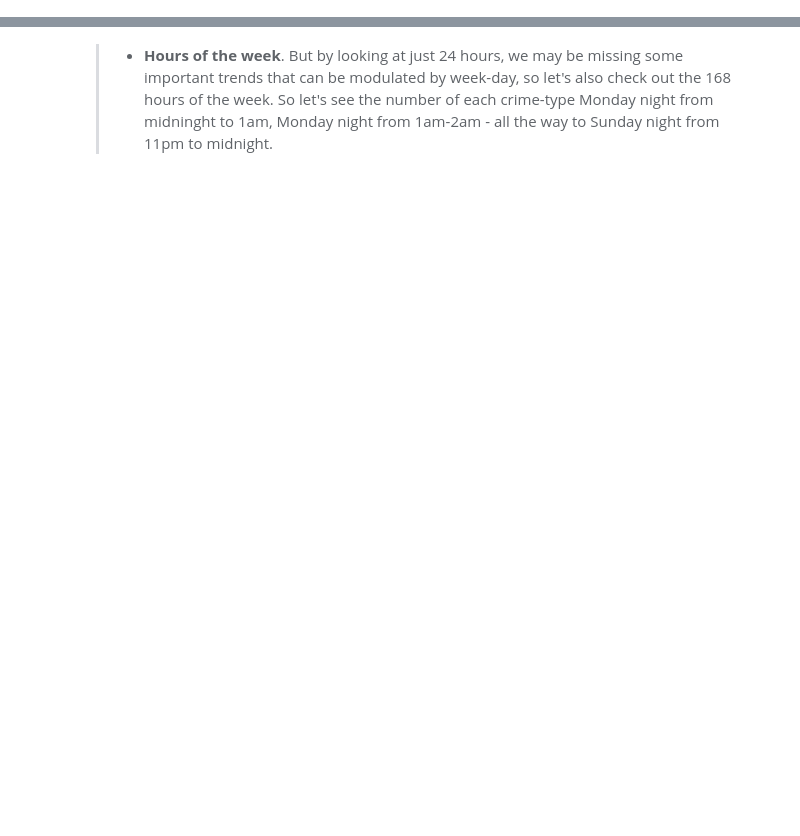
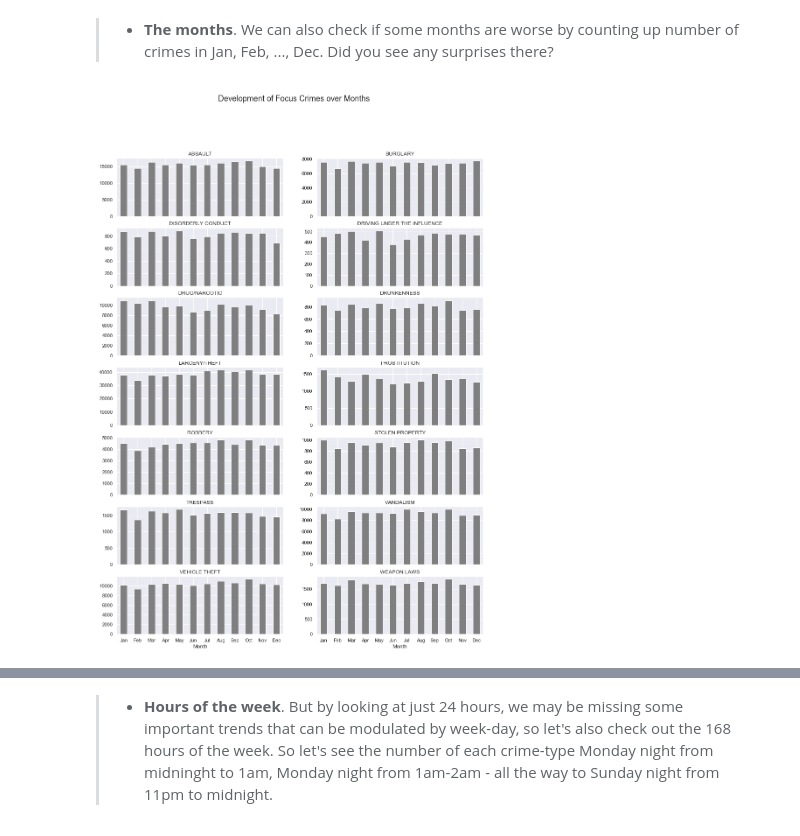
Before and after one commit to AbdulstarKousa/social-data-analysis, a Jupyter notebook: Assignment/Assignment 1.ipynb, the cells around one changed output, grey strips where cells are left out. Cells and saved outputs as stored; diff of their text form; code cells hidden in the pictures; blank space fills up the shorter version.

```diff
--- a/Assignment/Assignment 1.ipynb
+++ b/Assignment/Assignment 1.ipynb
@@ -144,0 +98,20 @@ Lastly, **Disorderly conduct** as well as **Tresspass** happen mainly at moning
+# %% [markdown]
+> * **The months**. We can also check if some months are worse by counting up number of crimes in Jan, Feb, ..., Dec. Did you see any surprises there?
+# %%
+# First add 'Month_Numeric' feature by transfering 'Date'
+data['Month_Numeric'] = pd.to_datetime(data['Date']).dt.month
+
+# Then Transfer 'Month_Numeric' to ordered Categorical 'Month'
+data['Month'] = data['Month_Numeric'].apply(lambda x: calendar.month_abbr[x])
+cats = ['Jan', 'Feb', 'Mar', 'Apr', 'May', 'Jun',  'Jul', 'Aug', 'Sep', 'Oct', 'Nov','Dec',]
+data['Month'] = pd.Categorical(data['Month'], categories=cats, ordered=True)
+
+# Finally start plotting
+fig, axs = plt.subplots(7, 2,figsize=(15, 20), sharex=True)
+fig.suptitle('Development of Focus Crimes over Months', fontsize=18)
+grouping = data.groupby(['Category','Month'])['PdId'].count()
+for i,ax in enumerate(axs.flat):
+    ax.set(title=focuscrimes_lst[i])
+    grouping[focuscrimes_lst[i]].plot(kind='bar',ax=ax, rot=0, color= 'tab:gray')
+# %% [output]
+[figure, added]
```
Also changed, not shown: parts of 98 cells of this notebook, 2 other files.
